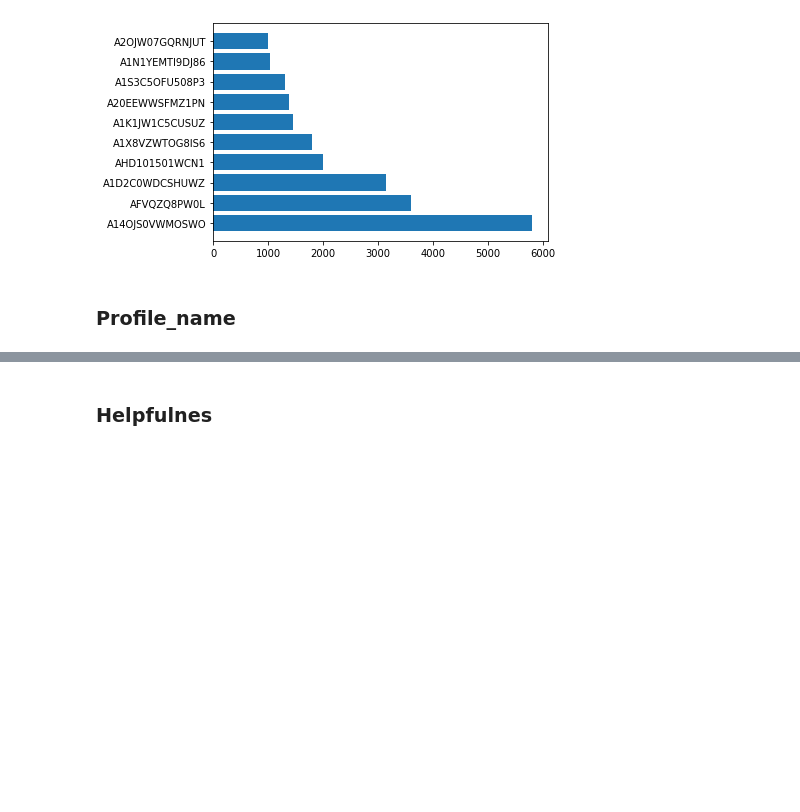
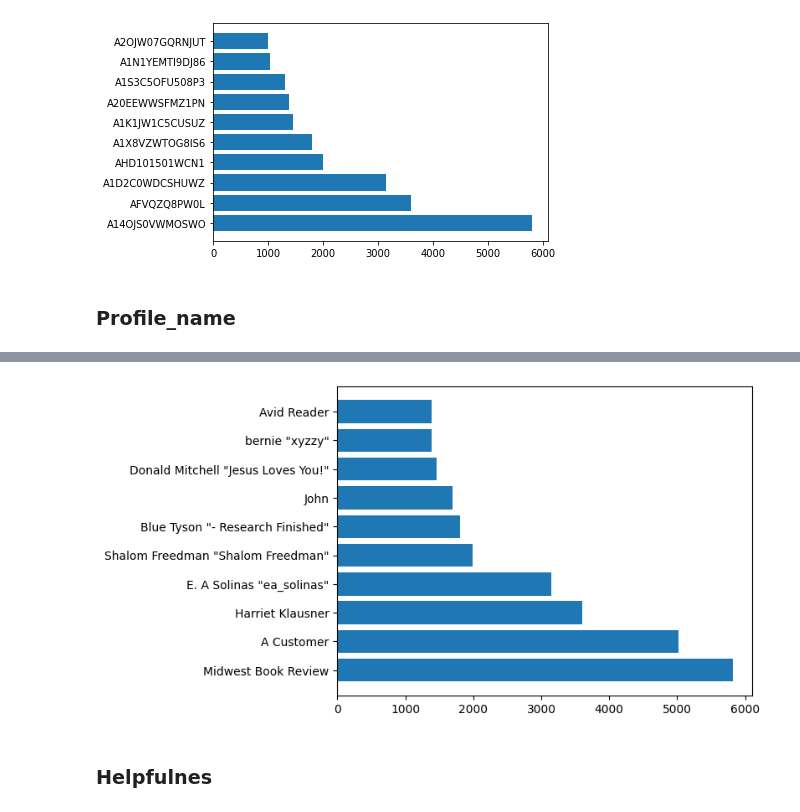
Before and after one commit to LeonSysprog/BookReviews, a Jupyter notebook: ml.ipynb, the cells around one changed output, grey strips where cells are left out. Saved outputs shown, nothing was run; the diff lists cells and outputs as text; code cells hidden in the pictures; blank space fills up the shorter version.

```diff
--- a/ml.ipynb
+++ b/ml.ipynb
@@ -198,0 +197,3 @@ plt.barh(y=user_id_count[:10:].index, width=user_id_count[:10:].values);
+# %%
+profile_name_count = rating_data.profileName.value_counts()
+print(profile_name_count)
@@ -199,3 +213,7 @@ plt.barh(y=user_id_count[:10:].index, width=user_id_count[:10:].values);
+# %%
+plt.barh(y=profile_name_count[:10:].index, width=profile_name_count[:10:].values);
+# %% [output]
+[figure, added]
 # %% [markdown]
 ### Helpfulnes
 # %% [markdown]
```
Also changed, not shown: parts of 15 cells of this notebook.
